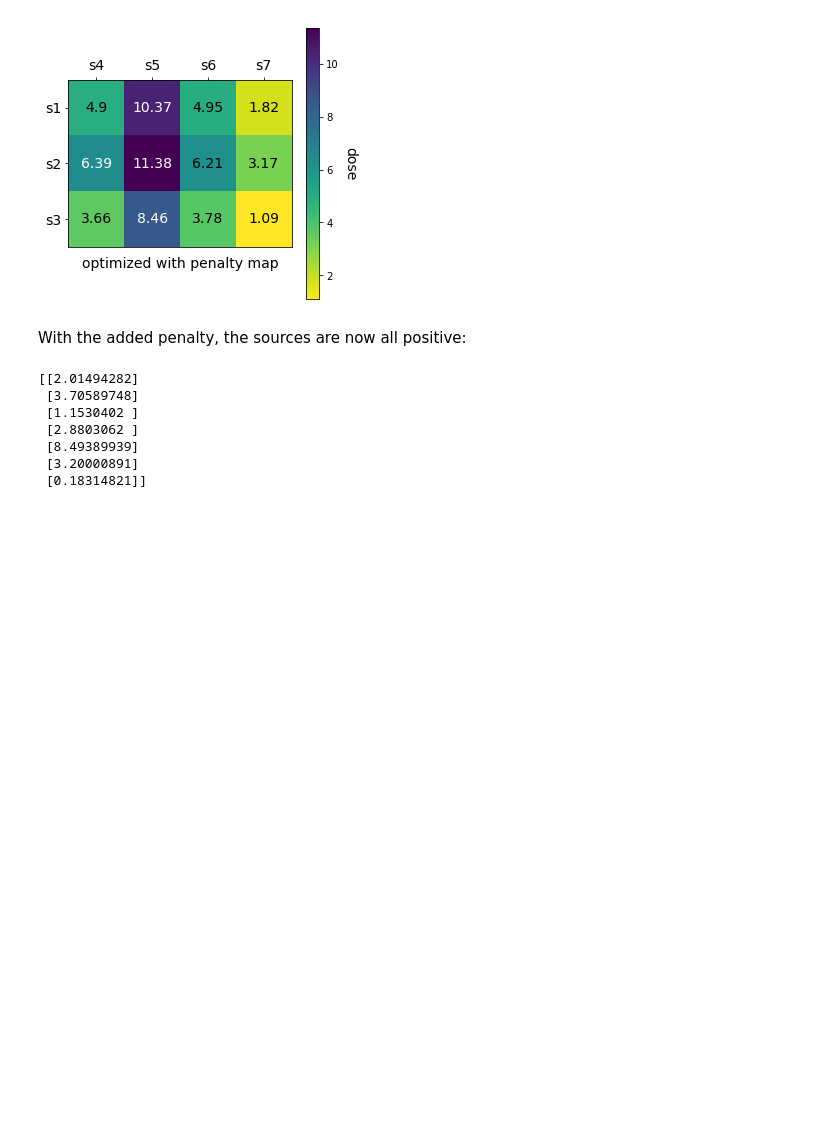
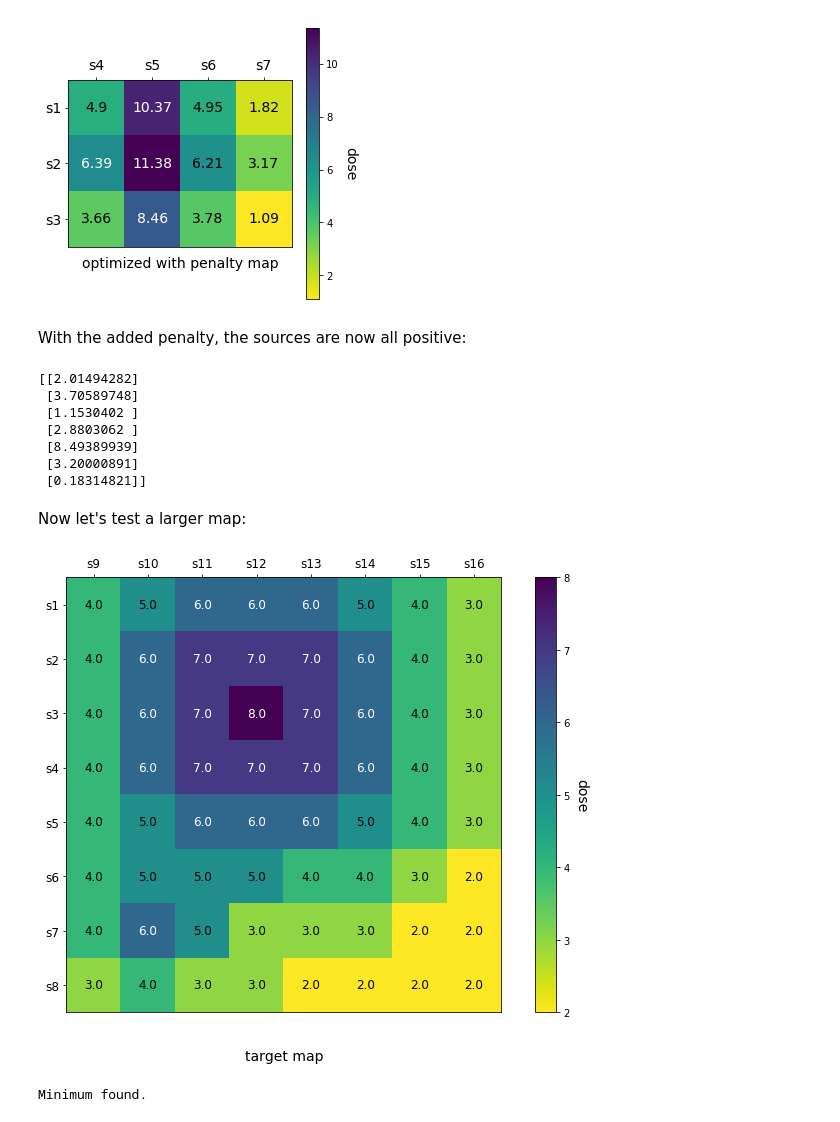
Before and after one commit to DualSapiens/cs207-FinalProject, a Jupyter notebook: docs/examples/optimize_demo.ipynb, the cells around one changed output. Cells and saved outputs as stored; diff of their text form; code cells hidden in the pictures; blank space fills up the shorter version.

```diff
--- a/docs/examples/optimize_demo.ipynb
+++ b/docs/examples/optimize_demo.ipynb
@@ -12,7 +12,7 @@ from therapy_planner.interface import read_maps, optimize
 import numpy as np
 
 # helper function for plotting maps
-def plot_map(dose_map, name, ax, cmap):
+def plot_map(dose_map, name, ax, cmap, fontsize=14):
     m,n = dose_map.shape
     ylabels = ['s'+str(i+1) for i in range(m)]
     xlabels = ['s'+str(j+m+1) for j in range(n)]
@@ -23,13 +23,13 @@ def plot_map(dose_map, name, ax, cmap):
                    labeltop=True, labelbottom=False)
     ax.set_xticks(np.arange(n))
     ax.set_yticks(np.arange(m))
-    ax.set_xticklabels(xlabels,size=14)
-    ax.set_yticklabels(ylabels,size=14)
+    ax.set_xticklabels(xlabels,size=fontsize)
+    ax.set_yticklabels(ylabels,size=fontsize)
     textcolors=["black", "white"]
     threshold = im.norm(dose_map.max())/2.
     for i in range(m):
         for j in range(n):
-            text = ax.text(j,i,np.round(dose_map[i,j],2),size=14,
+            text = ax.text(j,i,np.round(dose_map[i,j],2),size=fontsize,
                            ha="center", va="center",color=textcolors[(im.norm(dose_map[i,j])>threshold).astype(np.int)])
     ax.text(0.5,-0.1,"{} map".format(name),
             horizontalalignment='center', verticalalignment='center',
@@ -90,3 +90,17 @@ print(np.vstack(sources))
  [8.49389939]
  [3.20000891]
  [0.18314821]]
+# %% [markdown]
+Now let's test a larger map:
+# %%
+maps = read_maps("dose_8x8.map")
+
+fig, ax = plt.subplots(1,1,figsize=(12,8))
+plot_map(maps['target'], 'target', ax, 'viridis_r', fontsize=12)
+plt.show()
+# %% [output]
+[figure, added]
+# %%
+sources, dose_map = optimize(maps)
+# %% [output]
+Minimum found.
```
Also changed, not shown: parts of 5 cells of this notebook, 3 other files.
